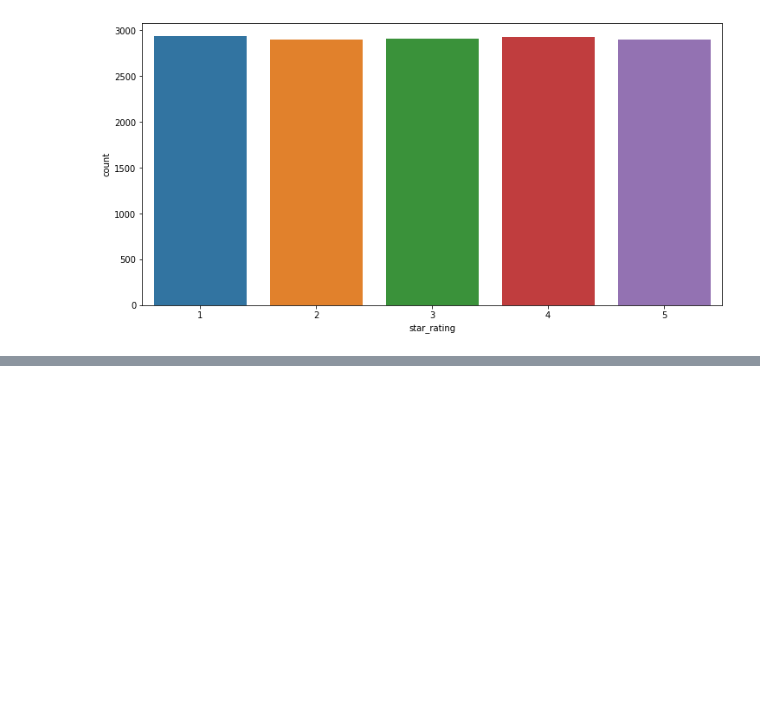
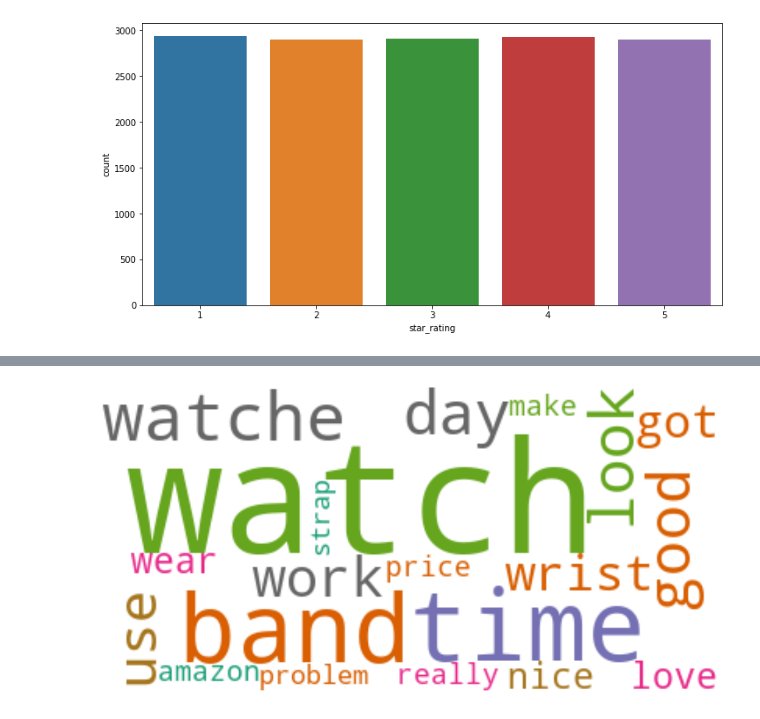
Before and after one commit to JeromeMberia/user_review_analysis, a Jupyter notebook: user_review_analysis.ipynb, the cells around one changed output, grey strips where cells are left out. Cells and saved outputs as stored; diff of their text form; code cells hidden in the pictures; blank space fills up the shorter version.

```diff
--- a/user_review_analysis.ipynb
+++ b/user_review_analysis.ipynb
@@ -307,0 +475,4 @@ data_DTM.shape
+# %%
+word_cloud_view(2)
+# %% [output]
+[figure, added]
```
Also changed, not shown: parts of 77 cells of this notebook.
